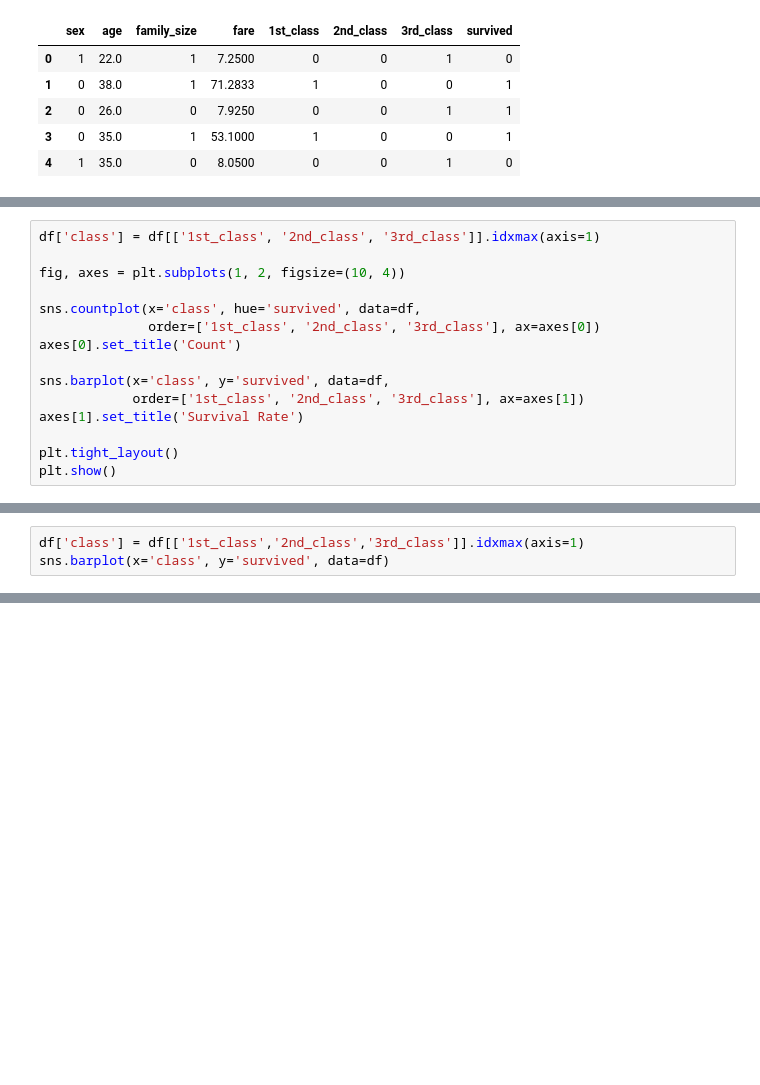
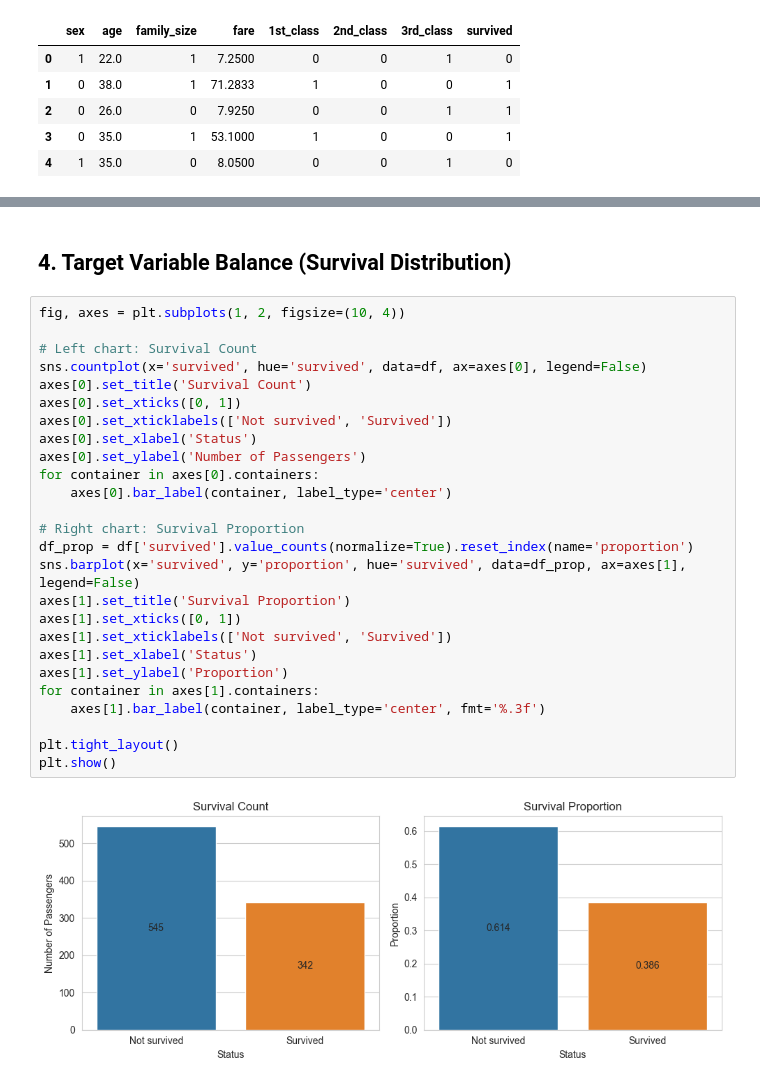
Before and after one commit to ybutkov/LEVEL3-MLOps, a Jupyter notebook: week-1/notebooks/part1_sklearn.ipynb, the cells around one changed output, grey strips where cells are left out. Drawn from its saved outputs; the diff is of its cells as text; blank space fills up the shorter version.

```diff
--- a/week-1/notebooks/part1_sklearn.ipynb
+++ b/week-1/notebooks/part1_sklearn.ipynb
@@ -201,15 +36,0 @@ plt.show()
-# %%
-df['class'] = df[['1st_class', '2nd_class', '3rd_class']].idxmax(axis=1)
-
-fig, axes = plt.subplots(1, 2, figsize=(10, 4))
-
-sns.countplot(x='class', hue='survived', data=df,
-              order=['1st_class', '2nd_class', '3rd_class'], ax=axes[0])
-axes[0].set_title('Count')
-
-sns.barplot(x='class', y='survived', data=df,
-            order=['1st_class', '2nd_class', '3rd_class'], ax=axes[1])
-axes[1].set_title('Survival Rate')
-
-plt.tight_layout()
-plt.show()
@@ -318,3 +36,0 @@ sns.barplot(x='sex', y='survived', data=df)
-# %%
-df['class'] = df[['1st_class','2nd_class','3rd_class']].idxmax(axis=1)
-sns.barplot(x='class', y='survived', data=df)
@@ -390,0 +136,30 @@ plt.show()
+# %% [markdown]
+## 4. Target Variable Balance (Survival Distribution)
+# %%
+fig, axes = plt.subplots(1, 2, figsize=(10, 4))
+
+# Left chart: Survival Count
+sns.countplot(x='survived', hue='survived', data=df, ax=axes[0], legend=False)
+axes[0].set_title('Survival Count')
+axes[0].set_xticks([0, 1])
+axes[0].set_xticklabels(['Not survived', 'Survived'])
+axes[0].set_xlabel('Status')
+axes[0].set_ylabel('Number of Passengers')
+for container in axes[0].containers:
+    axes[0].bar_label(container, label_type='center')
+
+# Right chart: Survival Proportion
+df_prop = df['survived'].value_counts(normalize=True).reset_index(name='proportion')
+sns.barplot(x='survived', y='proportion', hue='survived', data=df_prop, ax=axes[1], legend=False)
+axes[1].set_title('Survival Proportion')
+axes[1].set_xticks([0, 1])
+axes[1].set_xticklabels(['Not survived', 'Survived'])
+axes[1].set_xlabel('Status')
+axes[1].set_ylabel('Proportion')
+for container in axes[1].containers:
+    axes[1].bar_label(container, label_type='center', fmt='%.3f')
+
+plt.tight_layout()
+plt.show()
+# %% [output]
+[figure, added]
```
Also changed, not shown: parts of 57 cells of this notebook, 1 other file.
